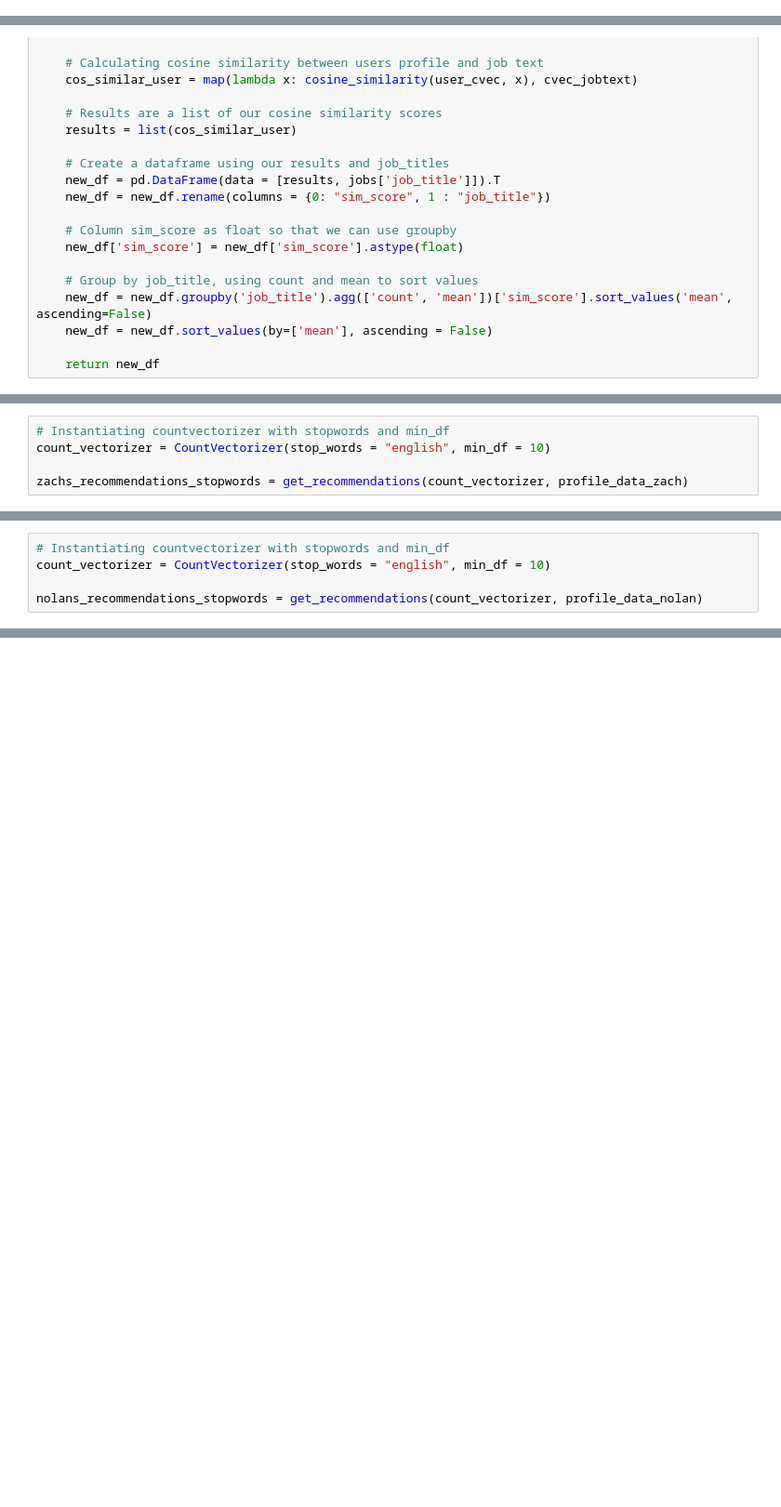
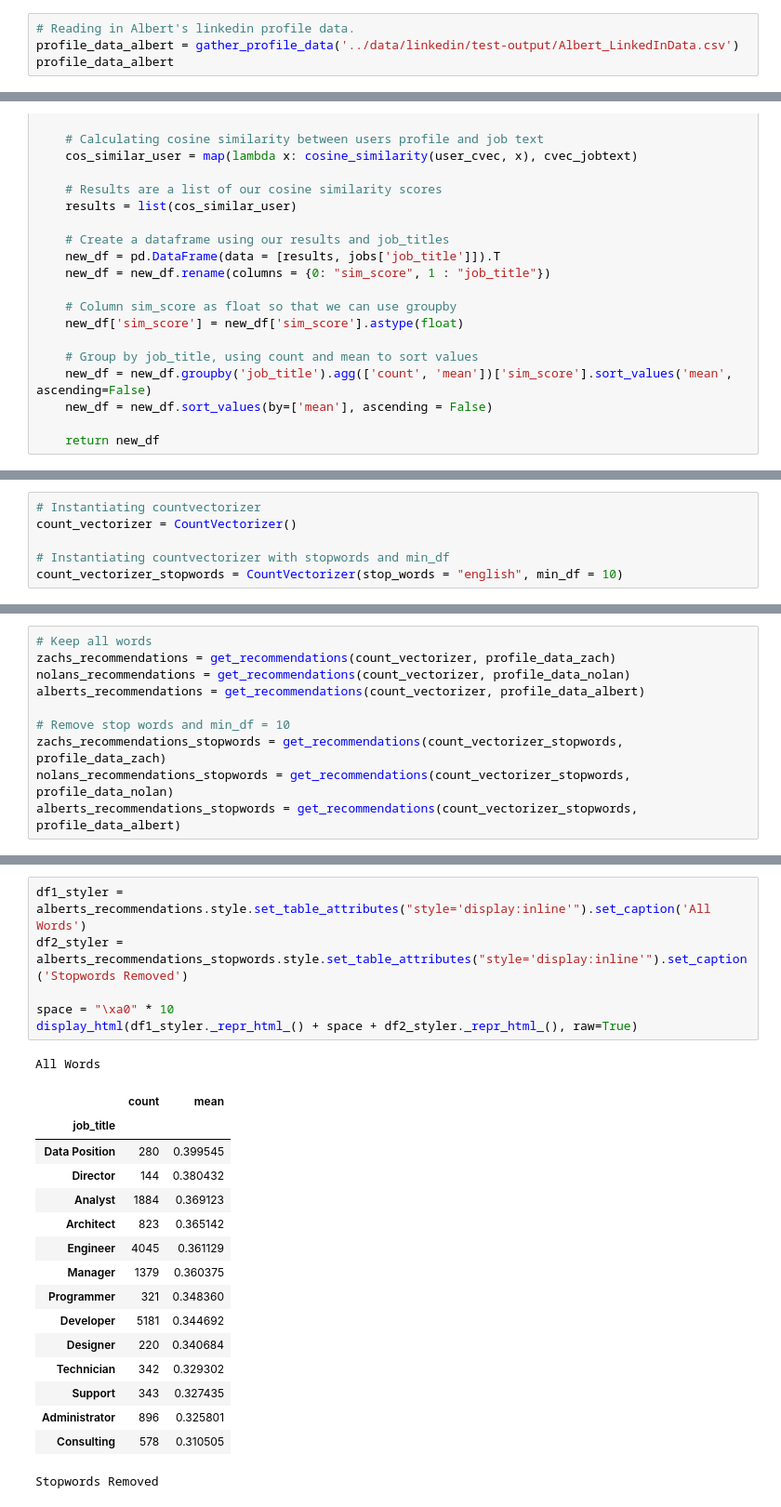
Before and after one commit to zach-brown-18/check-your-tech-profile, a Jupyter notebook: code/CVec.ipynb, the cells around one changed output, grey strips where cells are left out. Shown at 93% size. Cells and saved outputs as stored; diff of their text form; blank space fills up the shorter version.

```diff
--- a/code/CVec.ipynb
+++ b/code/CVec.ipynb
@@ -37,3 +38,7 @@ profile_data_nolan
 # %% [output]
 |  | Name | Titles | Skills | Summary | Education | text |
 | 0 | Nolan Arendt | Data Science Fellow, Painter | Data Science, Python, Data Analys... | An innovative Data Scientist who ... | Bachelor's degree, Software Boot ... | Data Science Fellow, Painter Data... |
+# %%
+# Reading in Albert's linkedin profile data.
+profile_data_albert = gather_profile_data('../data/linkedin/test-output/Albert_LinkedInData.csv')
+profile_data_albert
@@ -114,5 +76,6 @@ nolans_recommendations
 # %%
+# Instantiating countvectorizer
+count_vectorizer = CountVectorizer()
+
 # Instantiating countvectorizer with stopwords and min_df
-count_vectorizer = CountVectorizer(stop_words = "english", min_df = 10)
-
-zachs_recommendations_stopwords = get_recommendations(count_vectorizer, profile_data_zach)
+count_vectorizer_stopwords = CountVectorizer(stop_words = "english", min_df = 10)
@@ -137,5 +81,0 @@ zachs_recommendations_stopwords
-# %%
-# Instantiating countvectorizer with stopwords and min_df
-count_vectorizer = CountVectorizer(stop_words = "english", min_df = 10)
-
-nolans_recommendations_stopwords = get_recommendations(count_vectorizer, profile_data_nolan)
@@ -159,0 +82,10 @@ nolans_recommendations_stopwords
+# %%
+# Keep all words
+zachs_recommendations = get_recommendations(count_vectorizer, profile_data_zach)
+nolans_recommendations = get_recommendations(count_vectorizer, profile_data_nolan)
+alberts_recommendations = get_recommendations(count_vectorizer, profile_data_albert)
+
+# Remove stop words and min_df = 10
+zachs_recommendations_stopwords = get_recommendations(count_vectorizer_stopwords, profile_data_zach)
+nolans_recommendations_stopwords = get_recommendations(count_vectorizer_stopwords, profile_data_nolan)
+alberts_recommendations_stopwords = get_recommendations(count_vectorizer_stopwords, profile_data_albert)
@@ -159,0 +177,24 @@ nolans_recommendations_stopwords
+# %%
+df1_styler = alberts_recommendations.style.set_table_attributes("style='display:inline'").set_caption('All Words')
+df2_styler = alberts_recommendations_stopwords.style.set_table_attributes("style='display:inline'").set_caption('Stopwords Removed')
+
+space = "\xa0" * 10
+display_html(df1_styler._repr_html_() + space + df2_styler._repr_html_(), raw=True)
+# %% [output]
+All Words
+|  | count | mean |
+| job_title |  |  |
+| Data Position | 280 | 0.399545 |
+| Director | 144 | 0.380432 |
+| Analyst | 1884 | 0.369123 |
+| Architect | 823 | 0.365142 |
+| Engineer | 4045 | 0.361129 |
+| Manager | 1379 | 0.360375 |
+| Programmer | 321 | 0.348360 |
+| Developer | 5181 | 0.344692 |
+| Designer | 220 | 0.340684 |
+| Technician | 342 | 0.329302 |
+| Support | 343 | 0.327435 |
+| Administrator | 896 | 0.325801 |
+| Consulting | 578 | 0.310505 |
+Stopwords Removed
```
Also changed, not shown: parts of 14 cells of this notebook, 4 other files.
